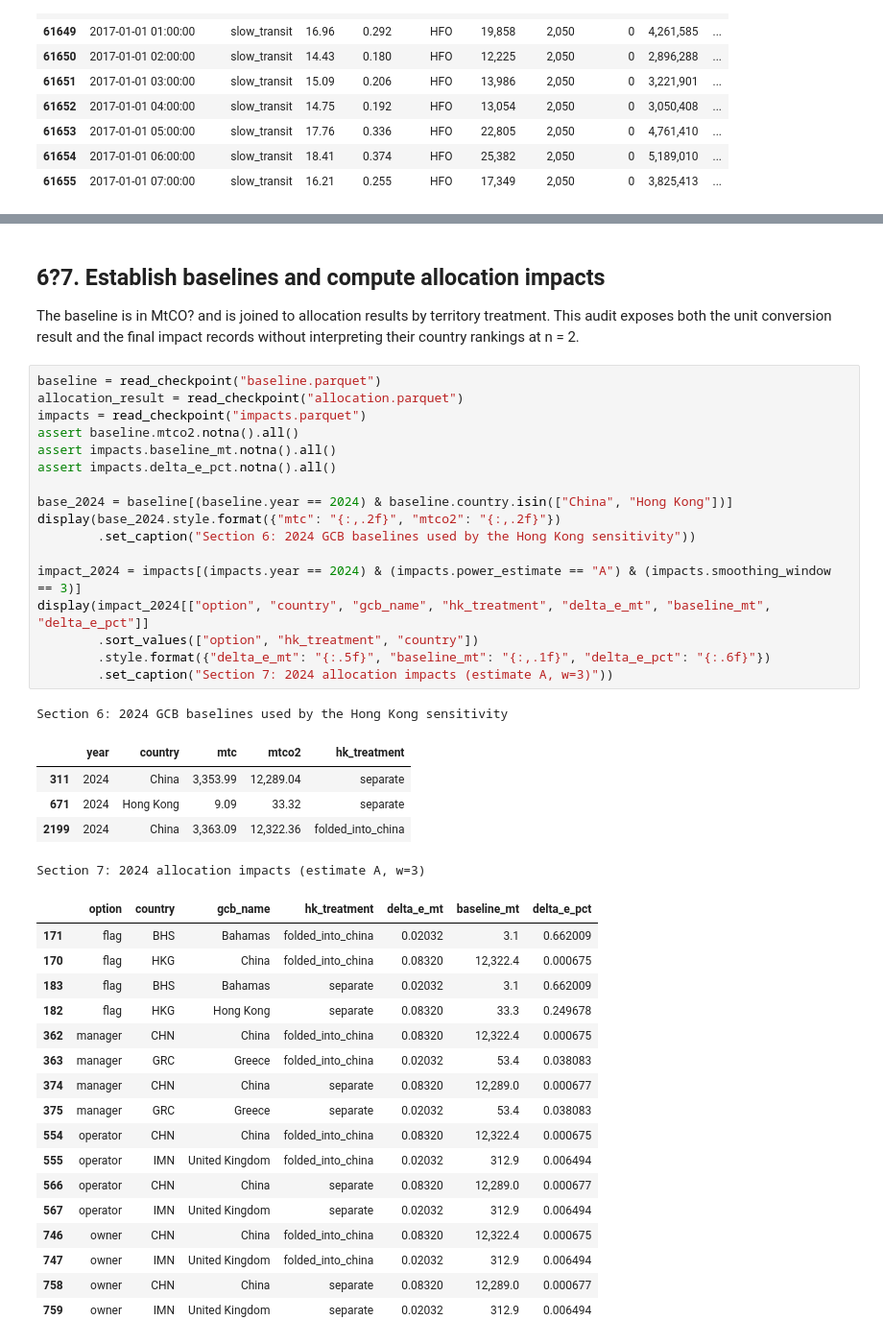
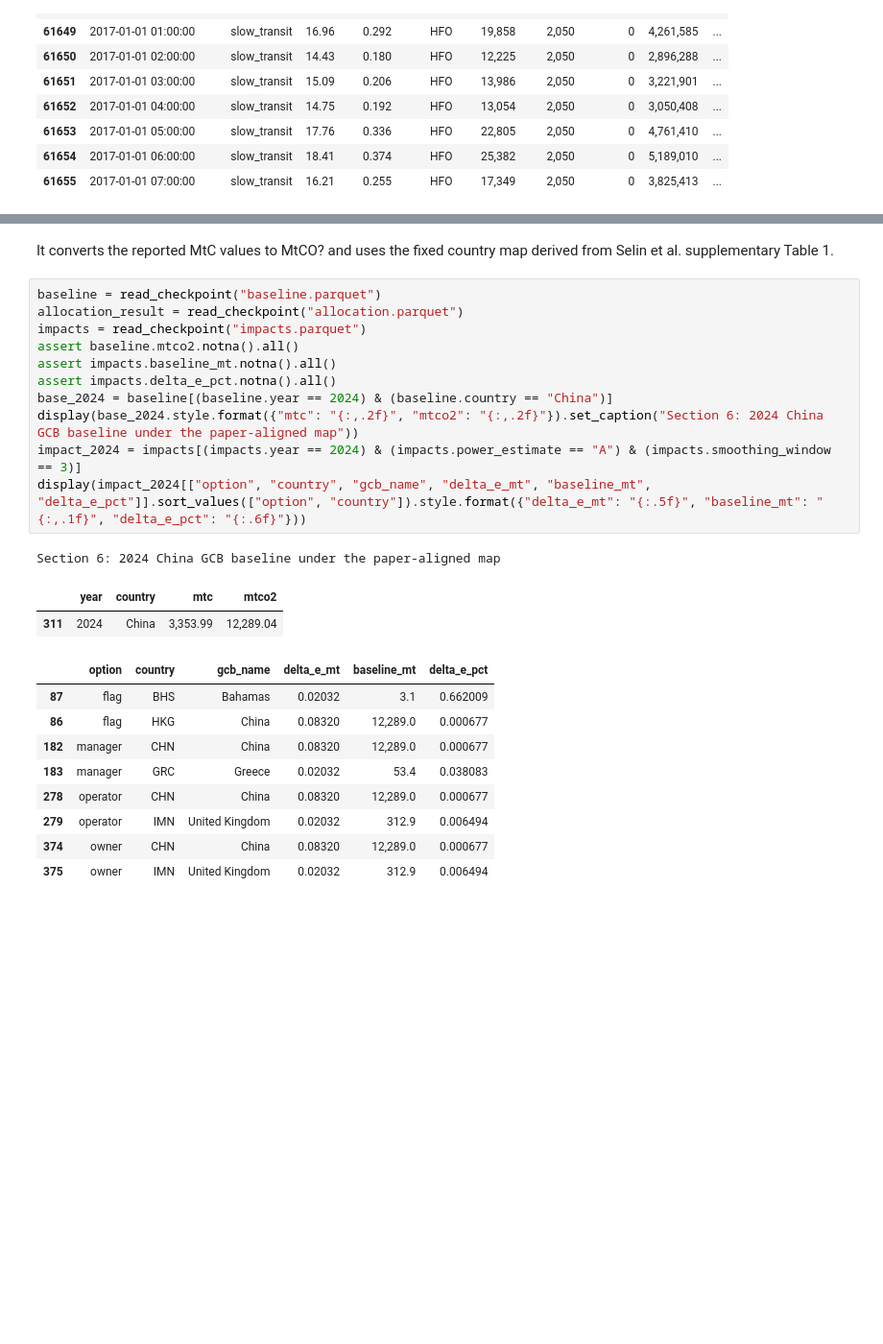
Before and after one commit to arantzazu-arregui/emissions-allocation, a Jupyter notebook: notebooks/00_pipeline_audit.ipynb, the cells around one changed output, grey strips where cells are left out. Shown at 96% size. Cells and saved outputs as stored; diff of their text form; blank space fills up the shorter version.

```diff
--- a/notebooks/00_pipeline_audit.ipynb
+++ b/notebooks/00_pipeline_audit.ipynb
@@ -371,46 +506,27 @@ Section 5.1: allocation keys, Hong Kong treatment: folded_into_china
 # %% [markdown]
-## 6?7. Establish baselines and compute allocation impacts
-
-The baseline is in MtCO? and is joined to allocation results by territory treatment. This audit exposes both the unit conversion result and the final impact records without interpreting their country rankings at n = 2.
+It converts the reported MtC values to MtCO? and uses the fixed country map derived from Selin et al. supplementary Table 1.
 # %%
 baseline = read_checkpoint("baseline.parquet")
 allocation_result = read_checkpoint("allocation.parquet")
 impacts = read_checkpoint("impacts.parquet")
 assert baseline.mtco2.notna().all()
 assert impacts.baseline_mt.notna().all()
 assert impacts.delta_e_pct.notna().all()
-
-base_2024 = baseline[(baseline.year == 2024) & baseline.country.isin(["China", "Hong Kong"])]
-display(base_2024.style.format({"mtc": "{:,.2f}", "mtco2": "{:,.2f}"})
-        .set_caption("Section 6: 2024 GCB baselines used by the Hong Kong sensitivity"))
-
+base_2024 = baseline[(baseline.year == 2024) & (baseline.country == "China")]
+display(base_2024.style.format({"mtc": "{:,.2f}", "mtco2": "{:,.2f}"}).set_caption("Section 6: 2024 China GCB baseline under the paper-aligned map"))
 impact_2024 = impacts[(impacts.year == 2024) & (impacts.power_estimate == "A") & (impacts.smoothing_window == 3)]
-display(impact_2024[["option", "country", "gcb_name", "hk_treatment", "delta_e_mt", "baseline_mt", "delta_e_pct"]]
-        .sort_values(["option", "hk_treatment", "country"])
-        .style.format({"delta_e_mt": "{:.5f}", "baseline_mt": "{:,.1f}", "delta_e_pct": "{:.6f}"})
-        .set_caption("Section 7: 2024 allocation impacts (estimate A, w=3)"))
+display(impact_2024[["option", "country", "gcb_name", "delta_e_mt", "baseline_mt", "delta_e_pct"]].sort_values(["option", "country"]).style.format({"delta_e_mt": "{:.5f}", "baseline_mt": "{:,.1f}", "delta_e_pct": "{:.6f}"}))
 # %% [output]
-Section 6: 2024 GCB baselines used by the Hong Kong sensitivity
+Section 6: 2024 China GCB baseline under the paper-aligned map
-|  | year | country | mtc | mtco2 | hk_treatment |
-| 311 | 2024 | China | 3,353.99 | 12,289.04 | separate |
-| 671 | 2024 | Hong Kong | 9.09 | 33.32 | separate |
-| 2199 | 2024 | China | 3,363.09 | 12,322.36 | folded_into_china |
+|  | year | country | mtc | mtco2 |
+| 311 | 2024 | China | 3,353.99 | 12,289.04 |
-Section 7: 2024 allocation impacts (estimate A, w=3)
-|  | option | country | gcb_name | hk_treatment | delta_e_mt | baseline_mt | delta_e_pct |
-| 171 | flag | BHS | Bahamas | folded_into_china | 0.02032 | 3.1 | 0.662009 |
-| 170 | flag | HKG | China | folded_into_china | 0.08320 | 12,322.4 | 0.000675 |
-| 183 | flag | BHS | Bahamas | separate | 0.02032 | 3.1 | 0.662009 |
-| 182 | flag | HKG | Hong Kong | separate | 0.08320 | 33.3 | 0.249678 |
-| 362 | manager | CHN | China | folded_into_china | 0.08320 | 12,322.4 | 0.000675 |
-| 363 | manager | GRC | Greece | folded_into_china | 0.02032 | 53.4 | 0.038083 |
-| 374 | manager | CHN | China | separate | 0.08320 | 12,289.0 | 0.000677 |
-| 375 | manager | GRC | Greece | separate | 0.02032 | 53.4 | 0.038083 |
-| 554 | operator | CHN | China | folded_into_china | 0.08320 | 12,322.4 | 0.000675 |
-| 555 | operator | IMN | United Kingdom | folded_into_china | 0.02032 | 312.9 | 0.006494 |
-| 566 | operator | CHN | China | separate | 0.08320 | 12,289.0 | 0.000677 |
-| 567 | operator | IMN | United Kingdom | separate | 0.02032 | 312.9 | 0.006494 |
-| 746 | owner | CHN | China | folded_into_china | 0.08320 | 12,322.4 | 0.000675 |
-| 747 | owner | IMN | United Kingdom | folded_into_china | 0.02032 | 312.9 | 0.006494 |
-| 758 | owner | CHN | China | separate | 0.08320 | 12,289.0 | 0.000677 |
-| 759 | owner | IMN | United Kingdom | separate | 0.02032 | 312.9 | 0.006494 |
+|  | option | country | gcb_name | delta_e_mt | baseline_mt | delta_e_pct |
+| 87 | flag | BHS | Bahamas | 0.02032 | 3.1 | 0.662009 |
+| 86 | flag | HKG | China | 0.08320 | 12,289.0 | 0.000677 |
+| 182 | manager | CHN | China | 0.08320 | 12,289.0 | 0.000677 |
+| 183 | manager | GRC | Greece | 0.02032 | 53.4 | 0.038083 |
+| 278 | operator | CHN | China | 0.08320 | 12,289.0 | 0.000677 |
+| 279 | operator | IMN | United Kingdom | 0.02032 | 312.9 | 0.006494 |
+| 374 | owner | CHN | China | 0.08320 | 12,289.0 | 0.000677 |
+| 375 | owner | IMN | United Kingdom | 0.02032 | 312.9 | 0.006494 |
 # %% [markdown]
```
Also changed, not shown: parts of 18 cells of this notebook, 27 other files.
